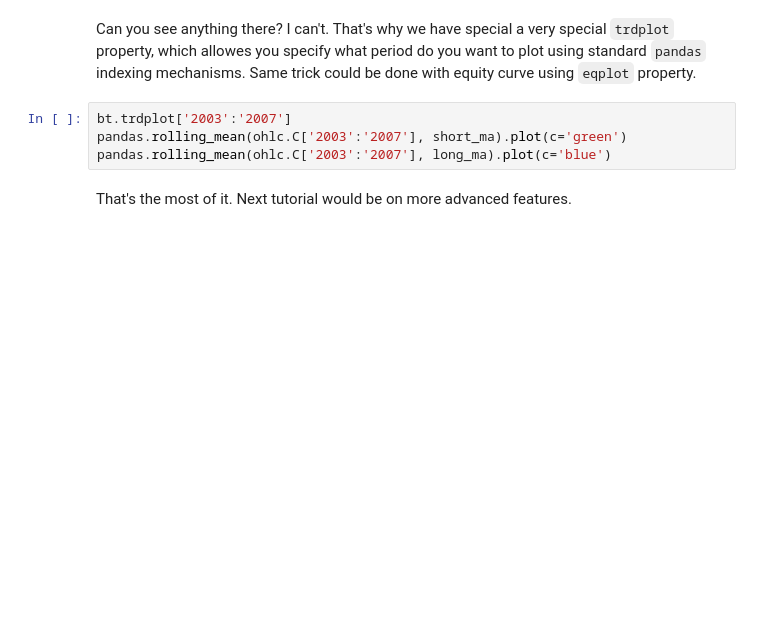
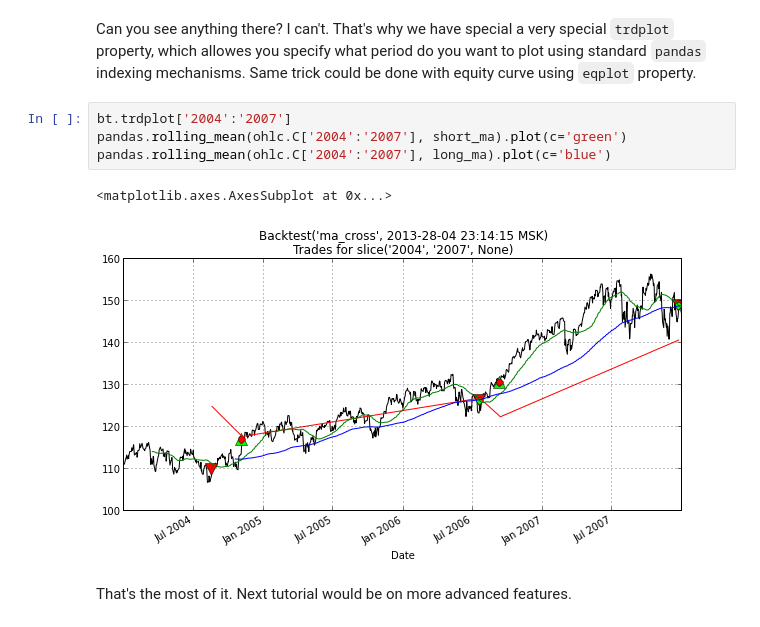
Before and after one commit to ematvey/pybacktest, a Jupyter notebook: examples/tutorial.ipynb, the cells around one changed output. Cells and saved outputs as stored; diff of their text form; blank space fills up the shorter version.

```diff
--- a/examples/tutorial.ipynb
+++ b/examples/tutorial.ipynb
@@ -133,8 +136,11 @@ NameError: name 'short_ma' is not defined
 # %% [markdown]
 Can you see anything there? I can't. That's why we have special a very special `trdplot` property, which allowes you specify what period do you want to plot using standard `pandas` indexing mechanisms. Same trick could be done with equity curve using `eqplot` property.
 # %%
-bt.trdplot['2003':'2007']
-pandas.rolling_mean(ohlc.C['2003':'2007'], short_ma).plot(c='green')
-pandas.rolling_mean(ohlc.C['2003':'2007'], long_ma).plot(c='blue')
+bt.trdplot['2004':'2007']
+pandas.rolling_mean(ohlc.C['2004':'2007'], short_ma).plot(c='green')
+pandas.rolling_mean(ohlc.C['2004':'2007'], long_ma).plot(c='blue')
+# %% [output]
+<matplotlib.axes.AxesSubplot at 0x...>
+[figure, added]
 # %% [markdown]
 That's the most of it. Next tutorial would be on more advanced features.
```
Also changed, not shown: parts of 3 cells of this notebook.
